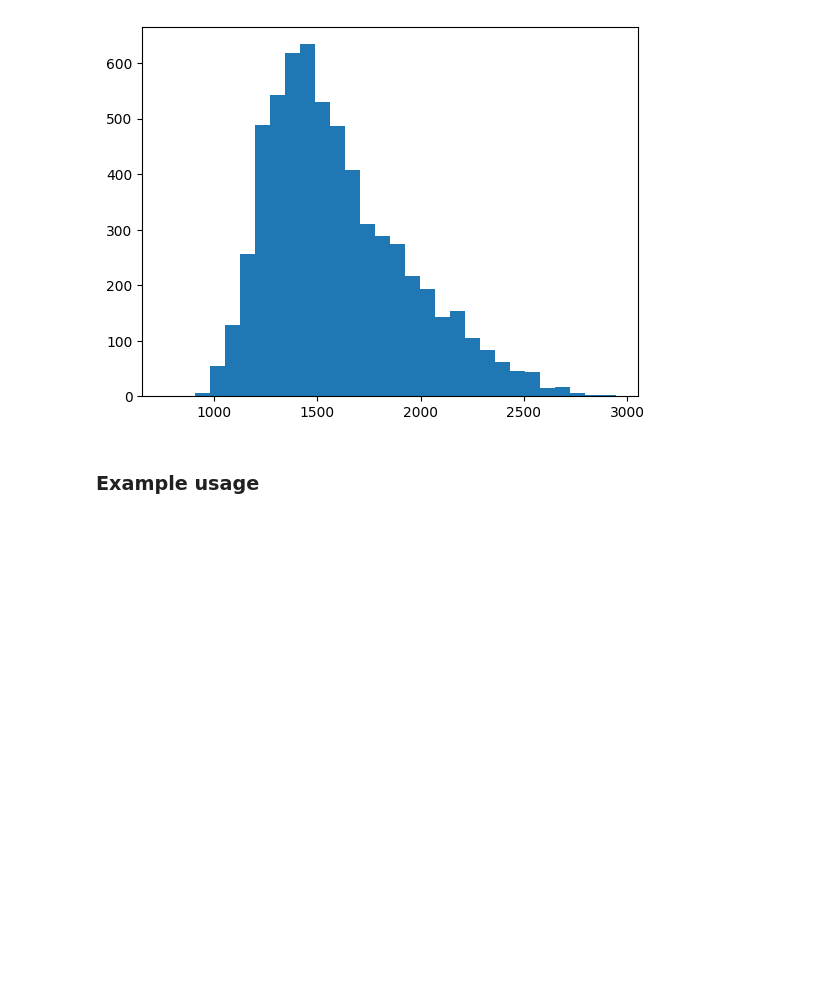
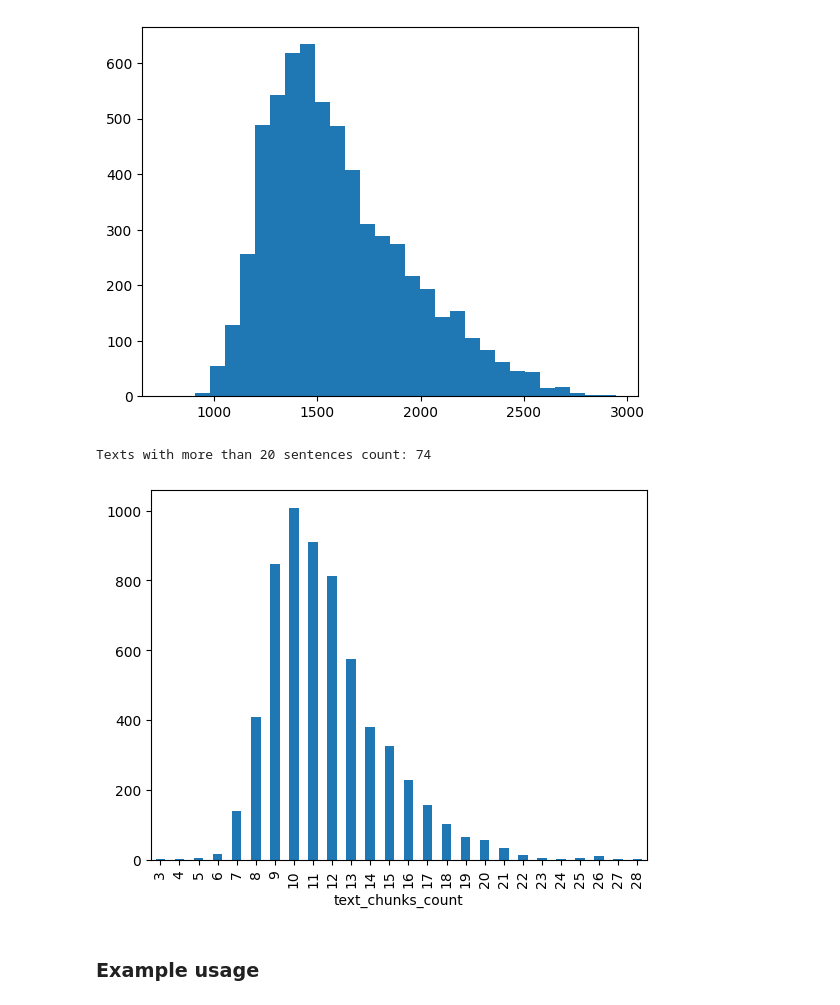
Before and after one commit to grepoz/bankruptcy-prophet, a Jupyter notebook: dataset/dataset-overview.ipynb, the cells around one changed output. Saved outputs shown, nothing was run; the diff lists cells and outputs as text; code cells hidden in the pictures; blank space fills up the shorter version.

```diff
--- a/dataset/dataset-overview.ipynb
+++ b/dataset/dataset-overview.ipynb
@@ -379,6 +402,38 @@ plt.hist(text_lengths, bins=30)
 plt.show()
 # %% [output]
 [figure]
+# %%
+def split_text_by_sentences(text, max_char_per_chunk=500):
+
+    chunks = []
+    current_chunk = ""
+    start_index = 0
+
+    for i, word in enumerate(text.split()):
+        current_chunk += word + " "
+
+        if len(current_chunk) > max_char_per_chunk:
+            chunks.append(text[start_index:i])
+            start_index = i + 1
+            current_chunk = ""
+        elif word.endswith("."):
+            chunks.append(current_chunk)
+            start_index = i + 1
+            current_chunk = ""
+
+    if current_chunk:
+        chunks.append(text[start_index:])
+
+    return chunks
+# %%
+textual_dataset['text_chunks_count'] = textual_dataset['text'].apply(lambda x: len(split_text_by_sentences(x)))
+# %%
+counts = textual_dataset['text_chunks_count'].value_counts().sort_index()
+counts.plot(kind='bar')
+print(f'Texts with more than 20 sentences count: {counts[counts.index > 20].sum()}')
+# %% [output]
+Texts with more than 20 sentences count: 74
+[figure, added]
 # %% [markdown]
 ### Example usage
 # %%
```
Also changed, not shown: parts of 12 cells of this notebook.
